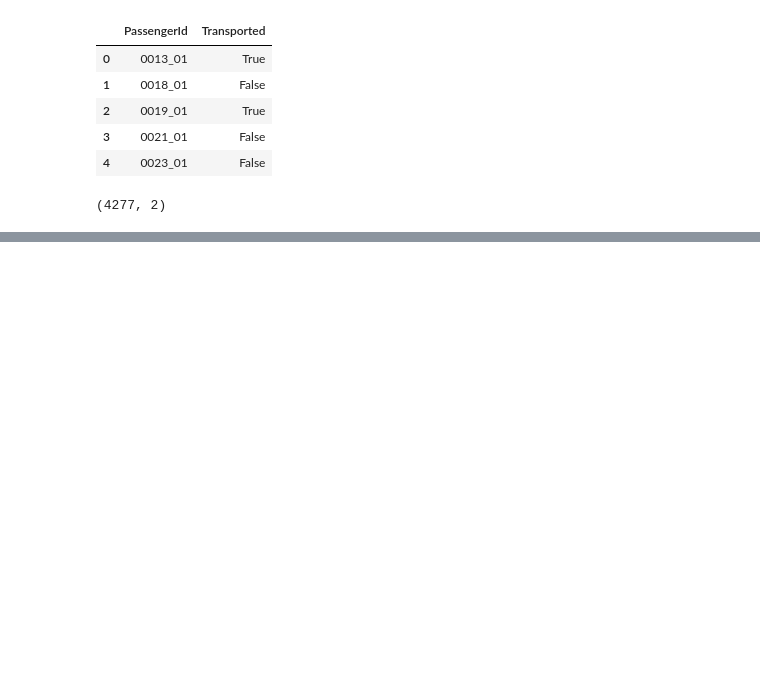
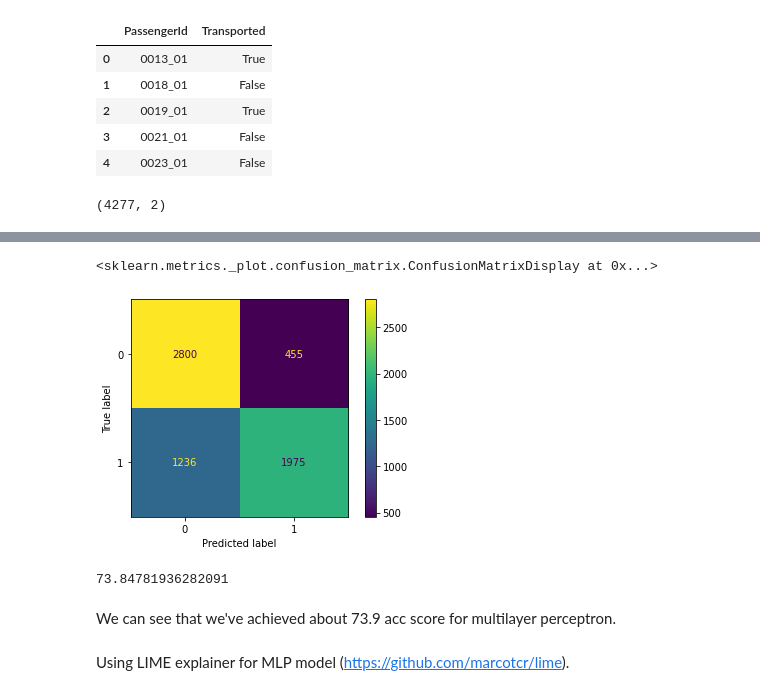
Before and after one commit to amindadgar/Spaceship-titanic-prediction, a Jupyter notebook: spaceshipprediction.ipynb, the cells around one changed output, grey strips where cells are left out. Saved outputs shown, nothing was run; the diff lists cells and outputs as text; code cells hidden in the pictures; blank space fills up the shorter version.

```diff
--- a/spaceshipprediction.ipynb
+++ b/spaceshipprediction.ipynb
@@ -377,0 +535,22 @@ df_prediction.to_csv('submission.csv')
+# %%
+mlp_train_results = MLP_model.predict(df_train_X)
+
+mlp_test_results = MLP_model.predict(df_test_dummy_filled)
+# %%
+mlp_confusion_matrix = confusion_matrix(df_train_Y, mlp_train_results)
+ConfusionMatrixDisplay(mlp_confusion_matrix).plot()
+# %% [output]
+<sklearn.metrics._plot.confusion_matrix.ConfusionMatrixDisplay at 0x...>
+[figure, added]
+# %%
+## mlp accuracy
+acc = 0
+for i in range(0, 2):
+    acc+= mlp_confusion_matrix[i,i]
+acc *100 / np.sum(mlp_confusion_matrix)
+# %% [output]
+73.84781936282091
+# %% [markdown]
+We can see that we've achieved about 73.9 acc score for multilayer perceptron.
+# %% [markdown]
+Using LIME explainer for MLP model (https://github.com/marcotcr/lime).
```
Also changed, not shown: parts of 39 cells of this notebook.
